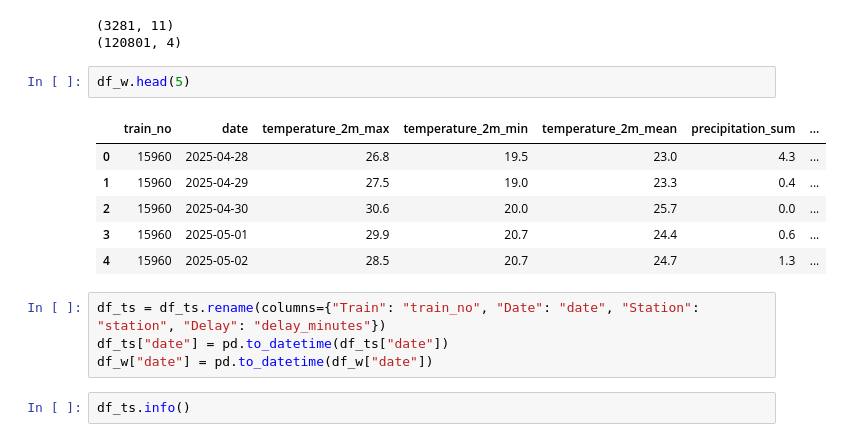
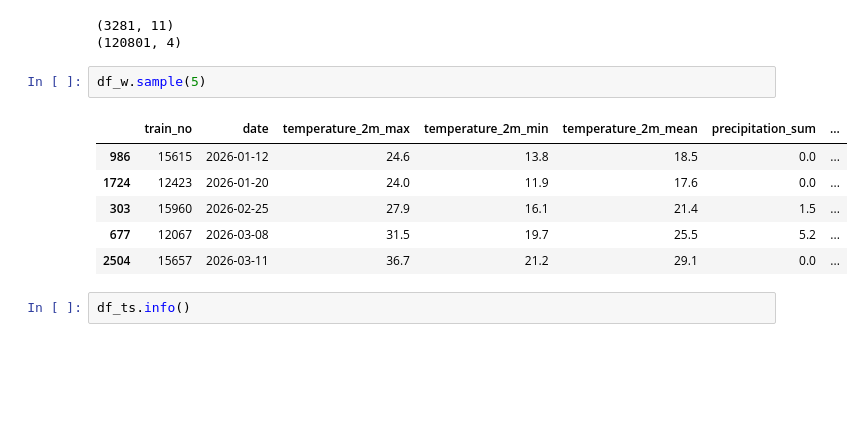
Before and after one commit to Abhinabk/Ne_train_pipeline, a Jupyter notebook: analysis/data_quality.ipynb, the cells around one changed output. Cells and saved outputs as stored; diff of their text form; blank space fills up the shorter version.

```diff
--- a/analysis/data_quality.ipynb
+++ b/analysis/data_quality.ipynb
@@ -12,18 +48,14 @@ print(df_ts.shape)
 (3281, 11)
 (120801, 4)
 # %%
-df_w.head(5)
+df_w.sample(5)
 # %% [output]
 |  | train_no | date | temperature_2m_max | temperature_2m_min | temperature_2m_mean | precipitation_sum | ... |
-| 0 | 15960 | 2025-04-28 | 26.8 | 19.5 | 23.0 | 4.3 | ... |
-| 1 | 15960 | 2025-04-29 | 27.5 | 19.0 | 23.3 | 0.4 | ... |
-| 2 | 15960 | 2025-04-30 | 30.6 | 20.0 | 25.7 | 0.0 | ... |
-| 3 | 15960 | 2025-05-01 | 29.9 | 20.7 | 24.4 | 0.6 | ... |
-| 4 | 15960 | 2025-05-02 | 28.5 | 20.7 | 24.7 | 1.3 | ... |
+| 986 | 15615 | 2026-01-12 | 24.6 | 13.8 | 18.5 | 0.0 | ... |
+| 1724 | 12423 | 2026-01-20 | 24.0 | 11.9 | 17.6 | 0.0 | ... |
+| 303 | 15960 | 2026-02-25 | 27.9 | 16.1 | 21.4 | 1.5 | ... |
+| 677 | 12067 | 2026-03-08 | 31.5 | 19.7 | 25.5 | 5.2 | ... |
+| 2504 | 15657 | 2026-03-11 | 36.7 | 21.2 | 29.1 | 0.0 | ... |
-# %%
-df_ts = df_ts.rename(columns={"Train": "train_no", "Date": "date", "Station": "station", "Delay": "delay_minutes"})
-df_ts["date"] = pd.to_datetime(df_ts["date"])
-df_w["date"] = pd.to_datetime(df_w["date"])
 # %%
 df_ts.info()
 # %% [output]
```
Also changed, not shown: parts of 10 cells of this notebook, 3 other files.
